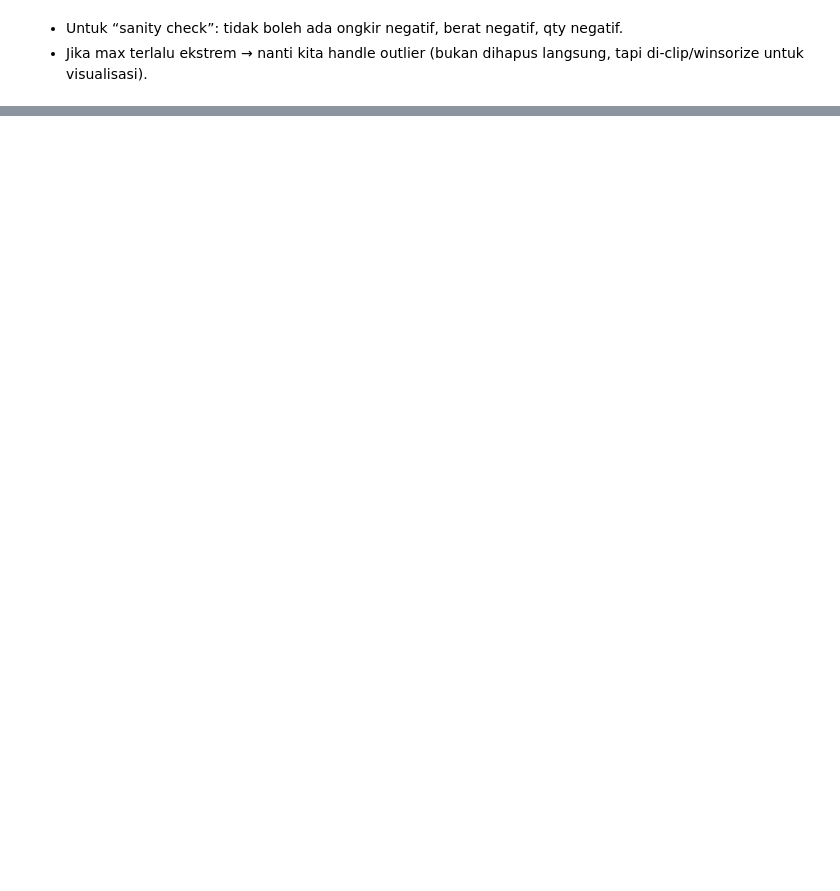
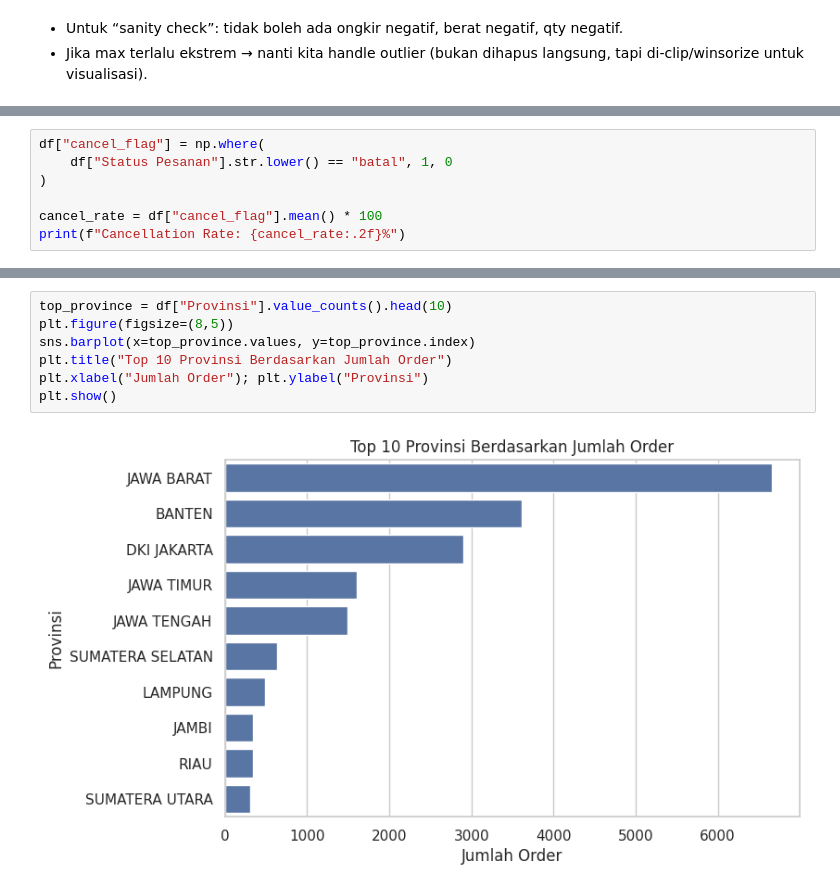
Before and after one commit to AlvitoDwiP/operasional_ecommers_indo, a Jupyter notebook: notebooks/01_analysis.ipynb, the cells around one changed output, grey strips where cells are left out. Cells and saved outputs as stored; diff of their text form; blank space fills up the shorter version.

```diff
--- a/notebooks/01_analysis.ipynb
+++ b/notebooks/01_analysis.ipynb
@@ -245,0 +161,7 @@ Kolom waktu berhasil dikonversi menjadi datetime. Fitur bulan akan digunakan unt
+# %%
+df["cancel_flag"] = np.where(
+    df["Status Pesanan"].str.lower() == "batal", 1, 0
+)
+
+cancel_rate = df["cancel_flag"].mean() * 100
+print(f"Cancellation Rate: {cancel_rate:.2f}%")
@@ -245,0 +186,9 @@ Kolom waktu berhasil dikonversi menjadi datetime. Fitur bulan akan digunakan unt
+# %%
+top_province = df["Provinsi"].value_counts().head(10)
+plt.figure(figsize=(8,5))
+sns.barplot(x=top_province.values, y=top_province.index)
+plt.title("Top 10 Provinsi Berdasarkan Jumlah Order")
+plt.xlabel("Jumlah Order"); plt.ylabel("Provinsi")
+plt.show()
+# %% [output]
+[figure, added]
```
Also changed, not shown: parts of 29 cells of this notebook.
